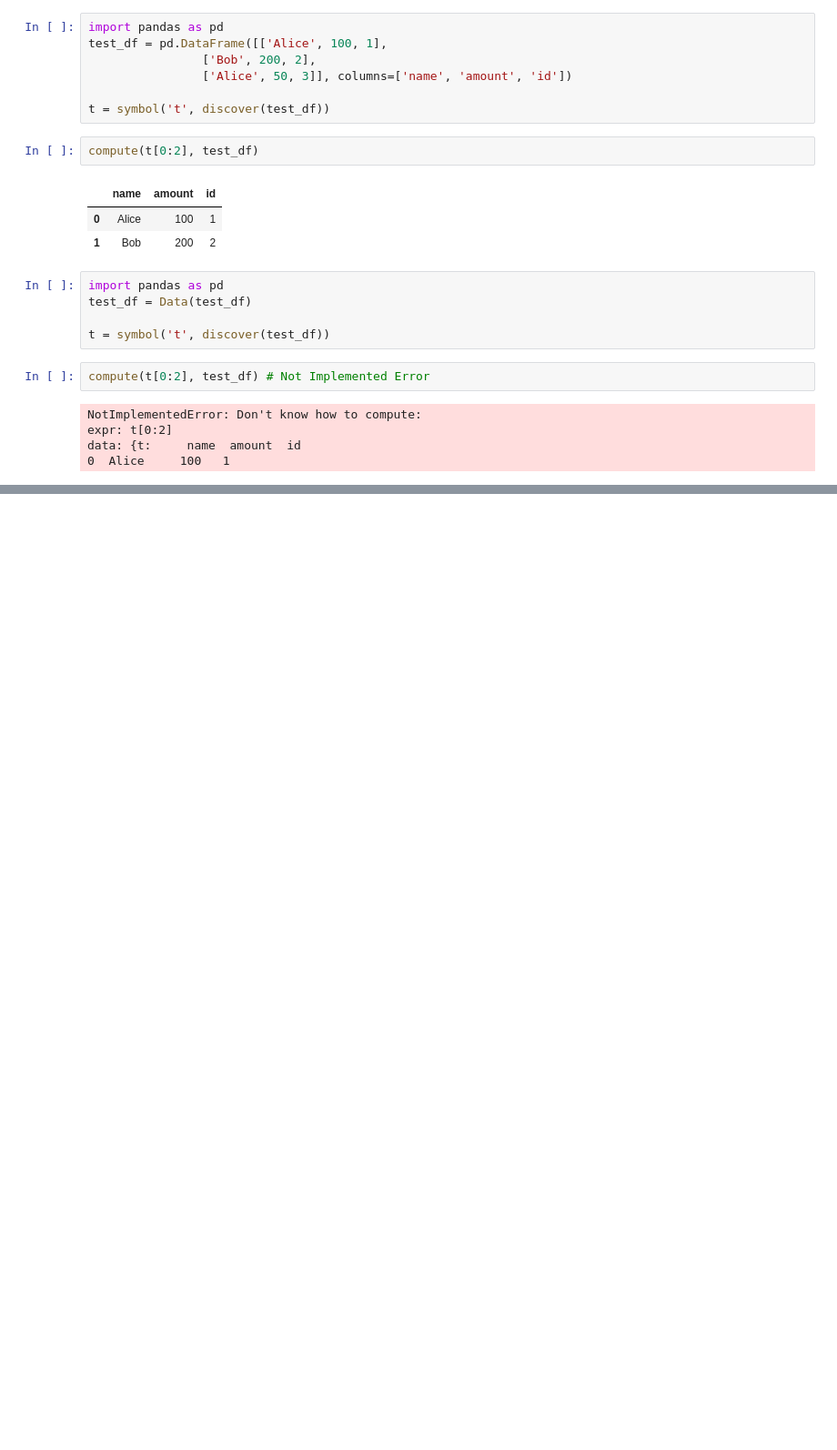
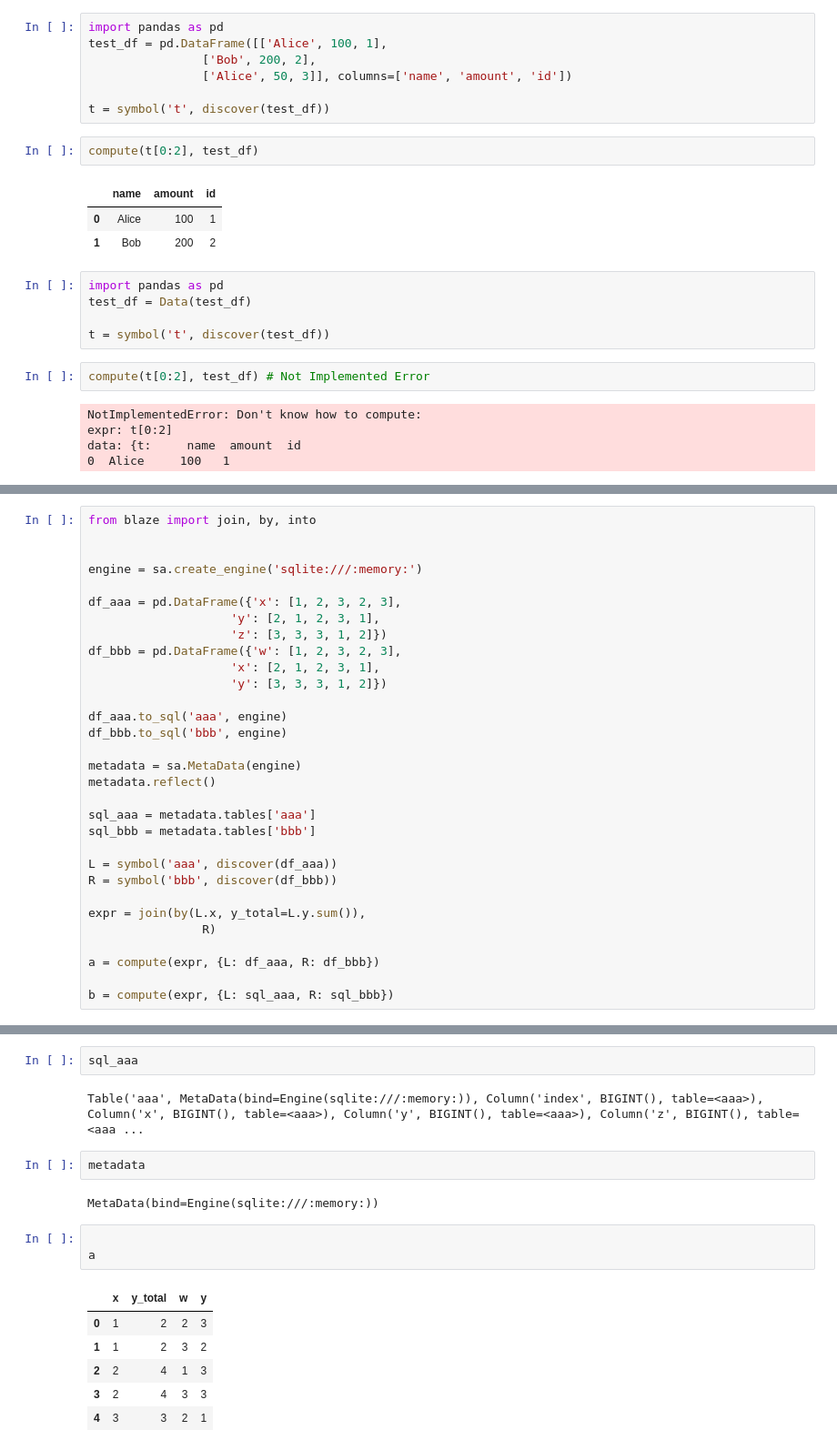
Before and after one commit to Will-So/B, a Jupyter notebook: Slicing.ipynb, the cells around one changed output, grey strips where cells are left out. Shown at 91% size. Cells and saved outputs as stored; diff of their text form; blank space fills up the shorter version.

```diff
--- a/Slicing.ipynb
+++ b/Slicing.ipynb
@@ -62,0 +264,31 @@ data: {t:     name  amount  id
+# %%
+from blaze import join, by, into
+
+
+engine = sa.create_engine('sqlite:///:memory:')
+
+df_aaa = pd.DataFrame({'x': [1, 2, 3, 2, 3],
+                    'y': [2, 1, 2, 3, 1],
+                    'z': [3, 3, 3, 1, 2]})
+df_bbb = pd.DataFrame({'w': [1, 2, 3, 2, 3],
+                    'x': [2, 1, 2, 3, 1],
+                    'y': [3, 3, 3, 1, 2]})
+
+df_aaa.to_sql('aaa', engine)
+df_bbb.to_sql('bbb', engine)
+
+metadata = sa.MetaData(engine)
+metadata.reflect()
+
+sql_aaa = metadata.tables['aaa']
+sql_bbb = metadata.tables['bbb']
+
+L = symbol('aaa', discover(df_aaa))
+R = symbol('bbb', discover(df_bbb))
+
+expr = join(by(L.x, y_total=L.y.sum()),
+                R)
+
+a = compute(expr, {L: df_aaa, R: df_bbb})
+
+b = compute(expr, {L: sql_aaa, R: sql_bbb})
@@ -62,0 +303,18 @@ data: {t:     name  amount  id
+# %%
+sql_aaa
+# %% [output]
+Table('aaa', MetaData(bind=Engine(sqlite:///:memory:)), Column('index', BIGINT(), table=<aaa>), Column('x', BIGINT(), table=<aaa>), Column('y', BIGINT(), table=<aaa>), Column('z', BIGINT(), table=<aaa ...
+# %%
+metadata
+# %% [output]
+MetaData(bind=Engine(sqlite:///:memory:))
+# %%
+
+a
+# %% [output]
+|  | x | y_total | w | y |
+| 0 | 1 | 2 | 2 | 3 |
+| 1 | 1 | 2 | 3 | 2 |
+| 2 | 2 | 4 | 1 | 3 |
+| 3 | 2 | 4 | 3 | 3 |
+| 4 | 3 | 3 | 2 | 1 |
```
Also changed, not shown: parts of 69 cells of this notebook.
